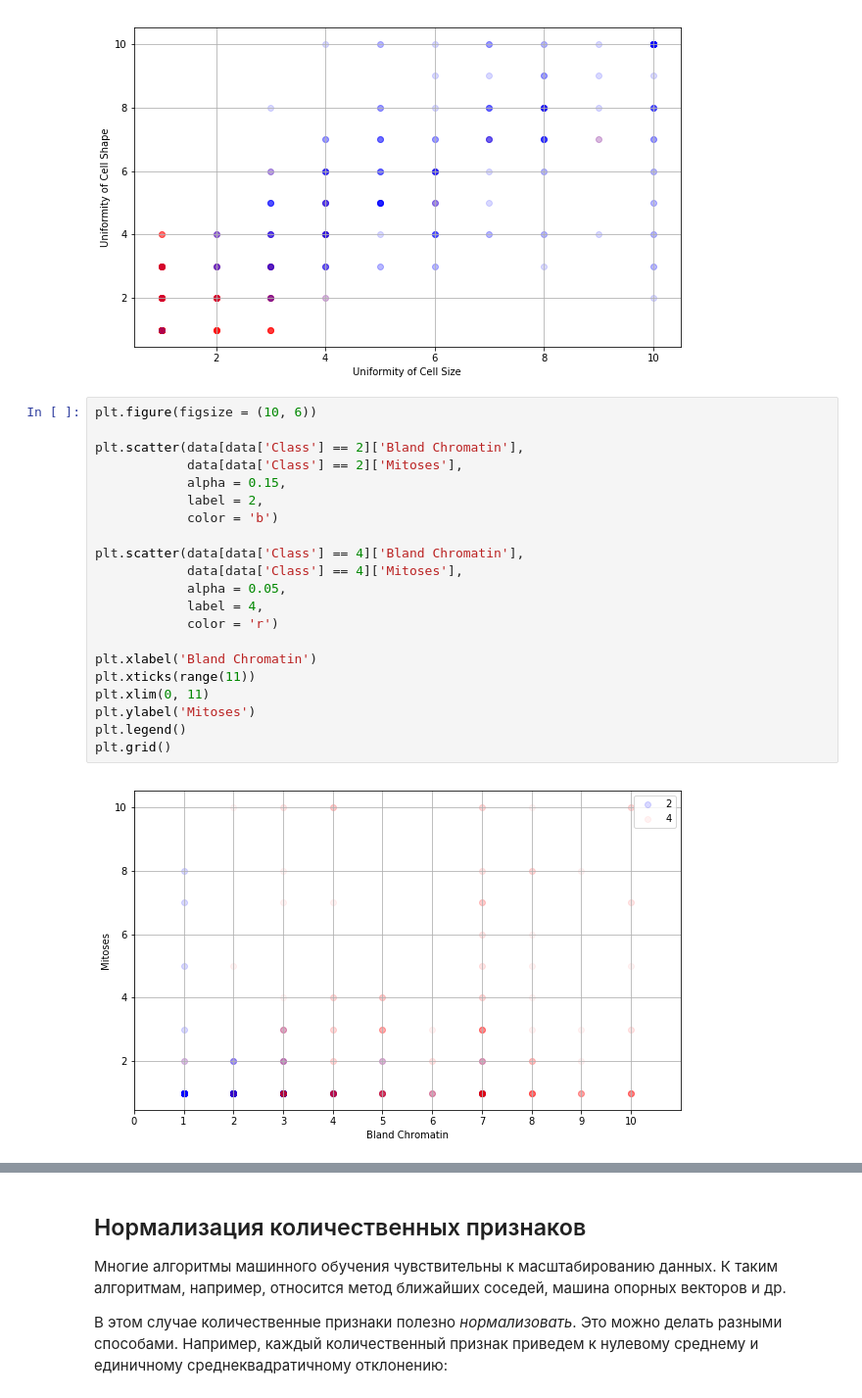
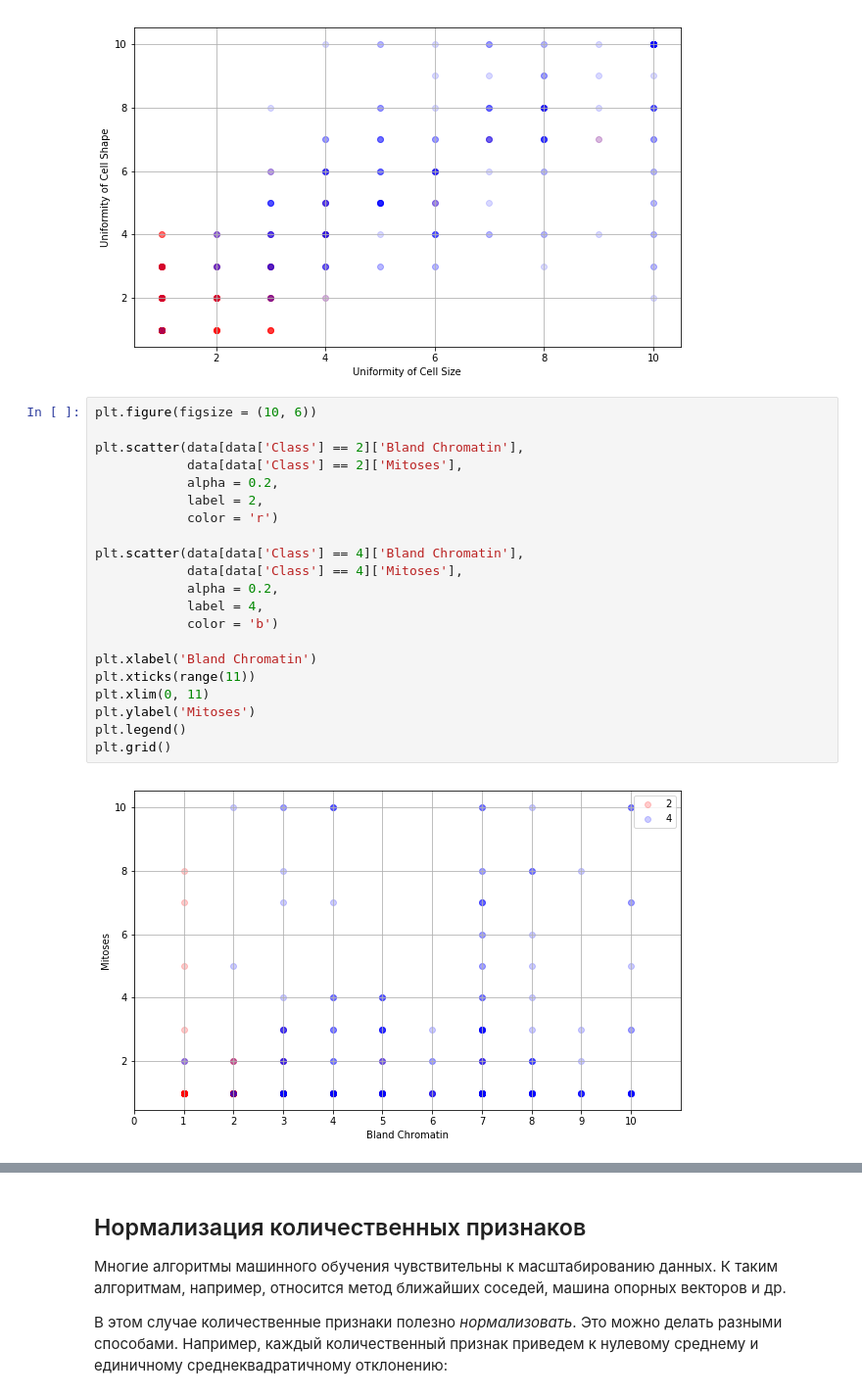
Before and after one commit to annyl/ML_course, a Jupyter notebook: Lab_1.ipynb, the cells around one changed output, grey strips where cells are left out. Shown: that part at 98% size. Cells and saved outputs as stored; diff of their text form.

```diff
--- a/Lab_1.ipynb
+++ b/Lab_1.ipynb
@@ -205,23 +205,23 @@ plt.grid()
 # %%
 plt.figure(figsize = (10, 6))
 
 plt.scatter(data[data['Class'] == 2]['Bland Chromatin'],
             data[data['Class'] == 2]['Mitoses'],
-            alpha = 0.15,
+            alpha = 0.2,
             label = 2,
-            color = 'b')
+            color = 'r')
 
 plt.scatter(data[data['Class'] == 4]['Bland Chromatin'],
             data[data['Class'] == 4]['Mitoses'],
-            alpha = 0.05,
+            alpha = 0.2,
             label = 4,
-            color = 'r')
+            color = 'b')
 
 plt.xlabel('Bland Chromatin')
 plt.xticks(range(11))
 plt.xlim(0, 11)
 plt.ylabel('Mitoses')
 plt.legend()
 plt.grid()
 # %% [output]
-[figure, old version]
+[figure, new version]
```
Also changed, not shown: parts of 40 cells of this notebook.
